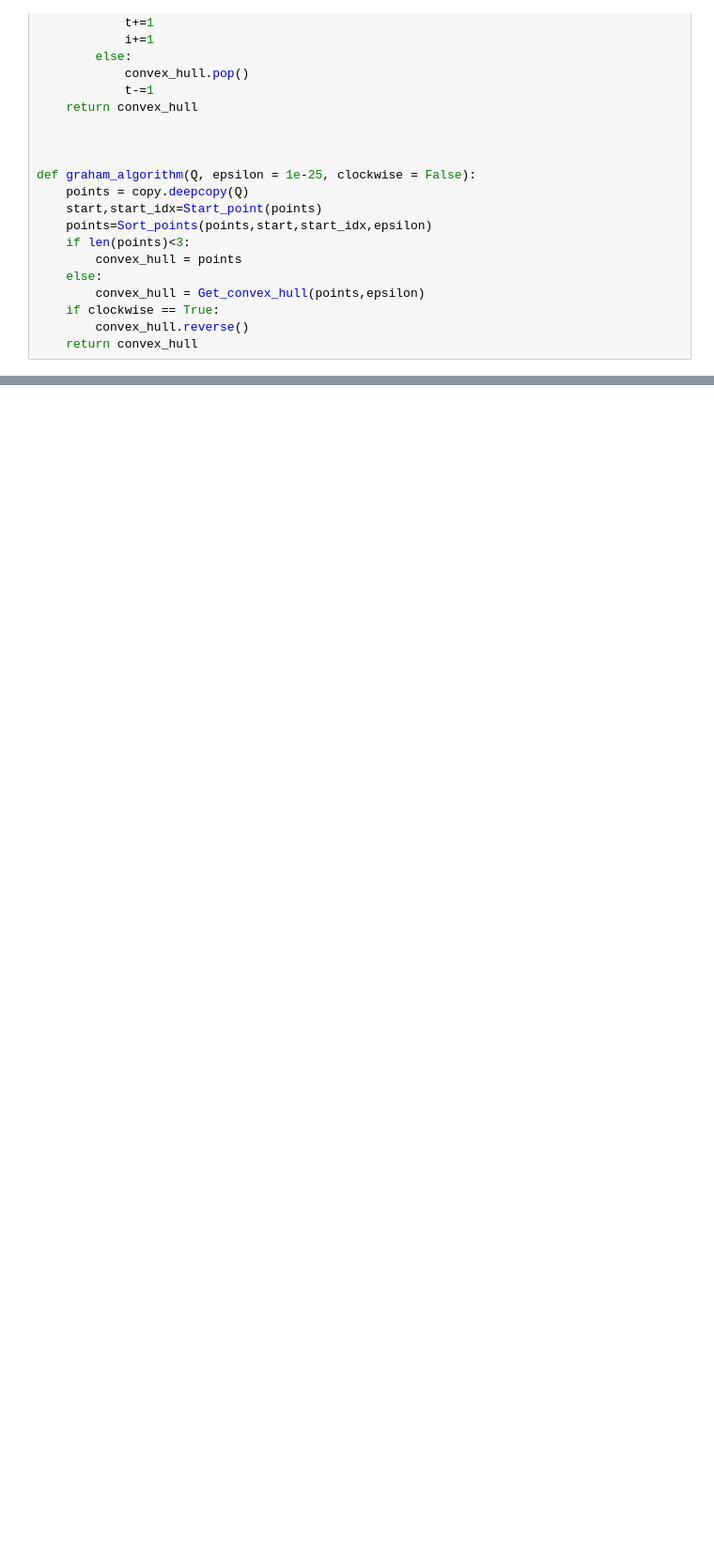
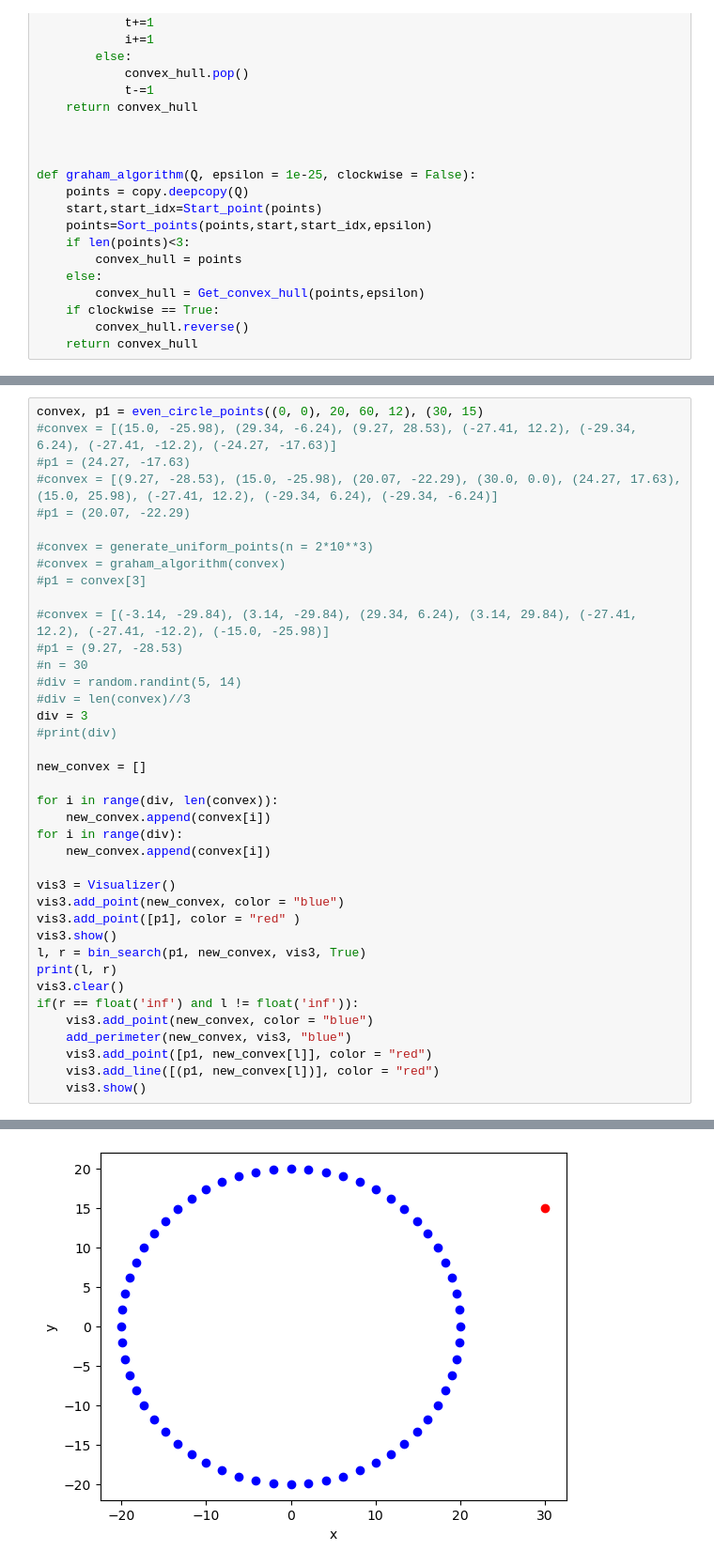
Before and after one commit to Wojciech-Fortuna/Algorytmy-Geometryczne, a Jupyter notebook: Chan_algorithm.ipynb, the cells around one changed output, grey strips where cells are left out. Shown at 94% size. Drawn from its saved outputs; the diff is of its cells as text; blank space fills up the shorter version.

```diff
--- a/Chan_algorithm.ipynb
+++ b/Chan_algorithm.ipynb
@@ -723,0 +675,40 @@ COUNT: 1
+# %%
+convex, p1 = even_circle_points((0, 0), 20, 60, 12), (30, 15)
+#convex = [(15.0, -25.98), (29.34, -6.24), (9.27, 28.53), (-27.41, 12.2), (-29.34, 6.24), (-27.41, -12.2), (-24.27, -17.63)]
+#p1 = (24.27, -17.63)
+#convex = [(9.27, -28.53), (15.0, -25.98), (20.07, -22.29), (30.0, 0.0), (24.27, 17.63), (15.0, 25.98), (-27.41, 12.2), (-29.34, 6.24), (-29.34, -6.24)]
+#p1 = (20.07, -22.29)
+
+#convex = generate_uniform_points(n = 2*10**3)
+#convex = graham_algorithm(convex)
+#p1 = convex[3]
+
+#convex = [(-3.14, -29.84), (3.14, -29.84), (29.34, 6.24), (3.14, 29.84), (-27.41, 12.2), (-27.41, -12.2), (-15.0, -25.98)]
+#p1 = (9.27, -28.53)
+#n = 30
+#div = random.randint(5, 14)
+#div = len(convex)//3
+div = 3
+#print(div)
+
+new_convex = []
+
+for i in range(div, len(convex)):
+    new_convex.append(convex[i])
+for i in range(div):
+    new_convex.append(convex[i])
+
+vis3 = Visualizer()
+vis3.add_point(new_convex, color = "blue")
+vis3.add_point([p1], color = "red" )
+vis3.show()
+l, r = bin_search(p1, new_convex, vis3, True)
+print(l, r)
+vis3.clear()
+if(r == float('inf') and l != float('inf')):
+    vis3.add_point(new_convex, color = "blue")
+    add_perimeter(new_convex, vis3, "blue")
+    vis3.add_point([p1, new_convex[l]], color = "red")
+    vis3.add_line([(p1, new_convex[l])], color = "red")
+    vis3.show()
+# %% [output]
@@ -723,0 +716 @@ COUNT: 1
+[figure, added]
```
Also changed, not shown: parts of 6 cells of this notebook.
